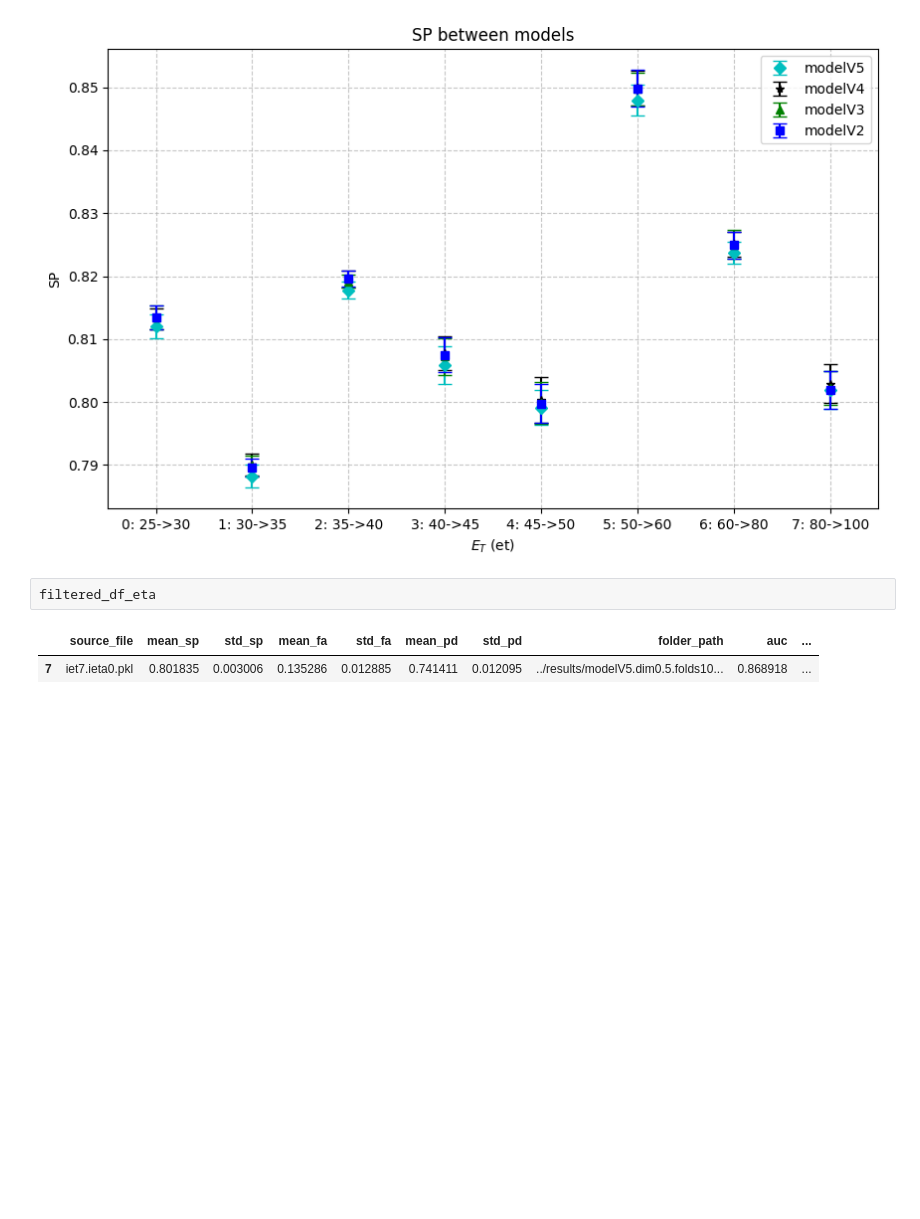
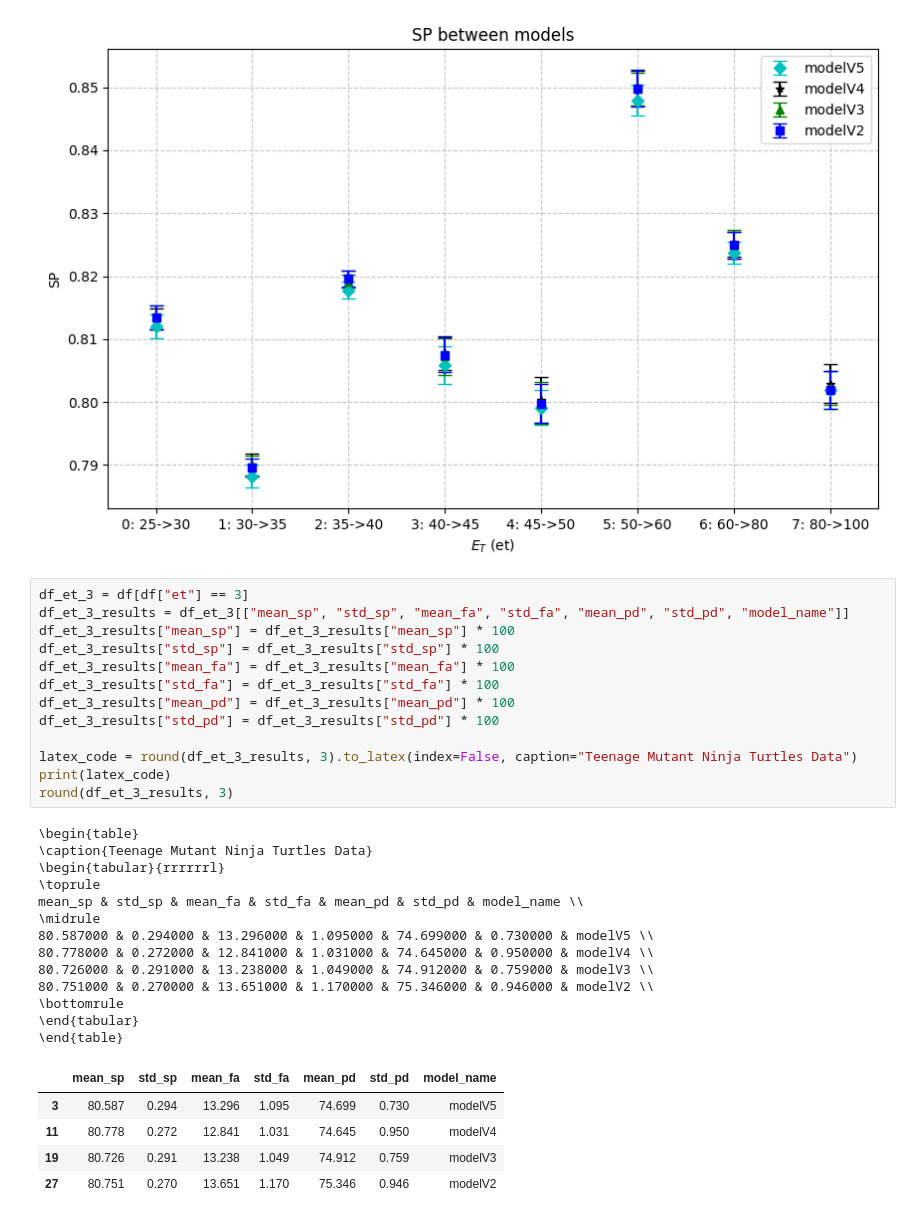
Before and after one commit to Pedrofran682/egamma_master, a Jupyter notebook: notebooks/metrics.ipynb, the cells around one changed output. Drawn from its saved outputs; the diff is of its cells as text; blank space fills up the shorter version.

```diff
--- a/notebooks/metrics.ipynb
+++ b/notebooks/metrics.ipynb
@@ -212,7 +214,34 @@ plt.show()
 # %% [output]
 [figure]
 # %%
-filtered_df_eta
+df_et_3 = df[df["et"] == 3]
+df_et_3_results = df_et_3[["mean_sp", "std_sp", "mean_fa", "std_fa", "mean_pd", "std_pd", "model_name"]]
+df_et_3_results["mean_sp"] = df_et_3_results["mean_sp"] * 100
+df_et_3_results["std_sp"] = df_et_3_results["std_sp"] * 100
+df_et_3_results["mean_fa"] = df_et_3_results["mean_fa"] * 100
+df_et_3_results["std_fa"] = df_et_3_results["std_fa"] * 100
+df_et_3_results["mean_pd"] = df_et_3_results["mean_pd"] * 100
+df_et_3_results["std_pd"] = df_et_3_results["std_pd"] * 100
+
+latex_code = round(df_et_3_results, 3).to_latex(index=False, caption="Teenage Mutant Ninja Turtles Data")
+print(latex_code)
+round(df_et_3_results, 3)
 # %% [output]
+\begin{table}
+\caption{Teenage Mutant Ninja Turtles Data}
+\begin{tabular}{rrrrrrl}
+\toprule
+mean_sp & std_sp & mean_fa & std_fa & mean_pd & std_pd & model_name \\
+\midrule
+80.587000 & 0.294000 & 13.296000 & 1.095000 & 74.699000 & 0.730000 & modelV5 \\
+80.778000 & 0.272000 & 12.841000 & 1.031000 & 74.645000 & 0.950000 & modelV4 \\
+80.726000 & 0.291000 & 13.238000 & 1.049000 & 74.912000 & 0.759000 & modelV3 \\
+80.751000 & 0.270000 & 13.651000 & 1.170000 & 75.346000 & 0.946000 & modelV2 \\
+\bottomrule
+\end{tabular}
+\end{table}
-|  | source_file | mean_sp | std_sp | mean_fa | std_fa | mean_pd | std_pd | folder_path | auc | ... |
-| 7 | iet7.ieta0.pkl | 0.801835 | 0.003006 | 0.135286 | 0.012885 | 0.741411 | 0.012095 | ../results/modelV5.dim0.5.folds10... | 0.868918 | ... |
+|  | mean_sp | std_sp | mean_fa | std_fa | mean_pd | std_pd | model_name |
+| 3 | 80.587 | 0.294 | 13.296 | 1.095 | 74.699 | 0.730 | modelV5 |
+| 11 | 80.778 | 0.272 | 12.841 | 1.031 | 74.645 | 0.950 | modelV4 |
+| 19 | 80.726 | 0.291 | 13.238 | 1.049 | 74.912 | 0.759 | modelV3 |
+| 27 | 80.751 | 0.270 | 13.651 | 1.170 | 75.346 | 0.946 | modelV2 |
```
Also changed, not shown: parts of 4 cells of this notebook, 6 other files.
